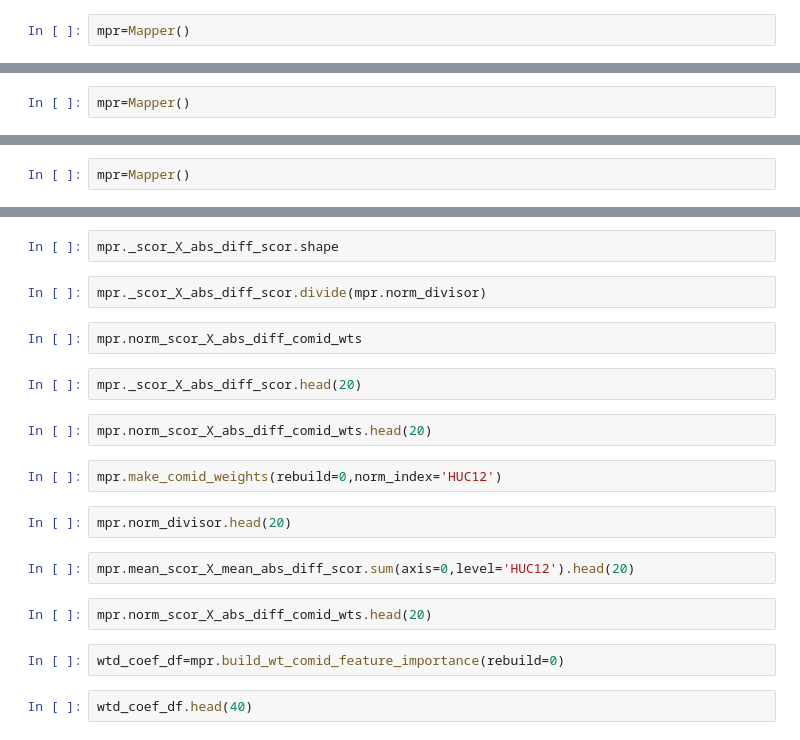
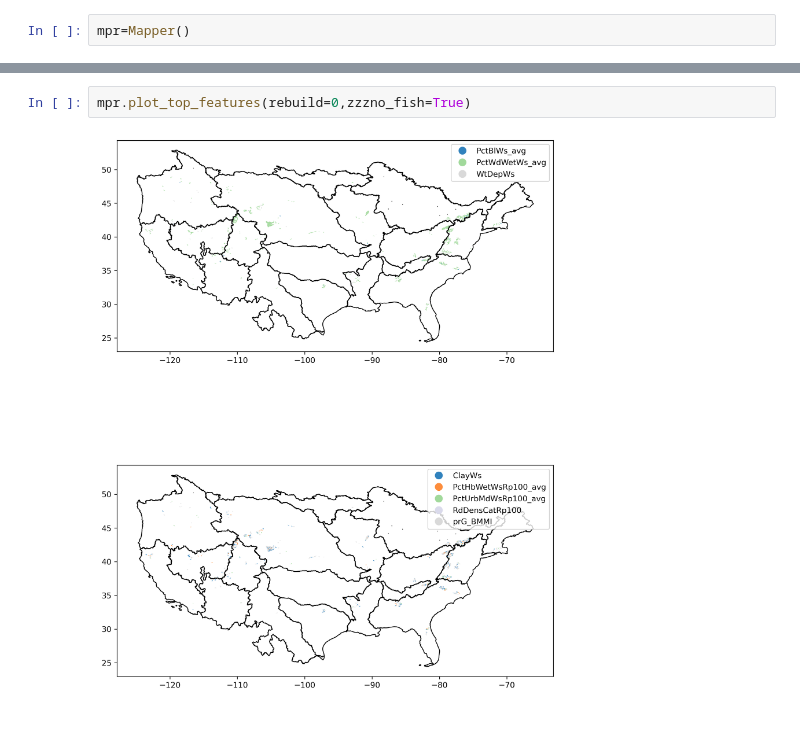
Before and after one commit to DouglasPatton/kernelkernel, a Jupyter notebook: pi_map-top-feat.ipynb, the cells around one changed output, grey strips where cells are left out. Drawn from its saved outputs; the diff is of its cells as text.

Commit message:
zzzno_fish map working, starting counter standardizationo

```diff
--- a/pi_map-top-feat.ipynb
+++ b/pi_map-top-feat.ipynb
@@ -31,2 +11,0 @@ assert False,'halt'
-# %%
-mpr=Mapper()
@@ -138,2 +11,0 @@ assert False,'old stuff below'
-# %%
-mpr=Mapper()
@@ -152,22 +12,4 @@ mpr.norm_divisor
-# %%
-mpr._scor_X_abs_diff_scor.shape
-# %%
-mpr._scor_X_abs_diff_scor.divide(mpr.norm_divisor)
-# %%
-mpr.norm_scor_X_abs_diff_comid_wts
-# %%
-mpr._scor_X_abs_diff_scor.head(20)
-# %%
-mpr.norm_scor_X_abs_diff_comid_wts.head(20)
 # %%
-mpr.make_comid_weights(rebuild=0,norm_index='HUC12')
+mpr.plot_top_features(rebuild=0,zzzno_fish=True)
+# %% [output]
+[figure, added]
-# %%
-mpr.norm_divisor.head(20)
-# %%
-mpr.mean_scor_X_mean_abs_diff_scor.sum(axis=0,level='HUC12').head(20)
-# %%
-mpr.norm_scor_X_abs_diff_comid_wts.head(20)
-# %%
-wtd_coef_df=mpr.build_wt_comid_feature_importance(rebuild=0)
-# %%
-wtd_coef_df.head(40)
```
Also changed, not shown: parts of 83 cells of this notebook, 1 other file.
